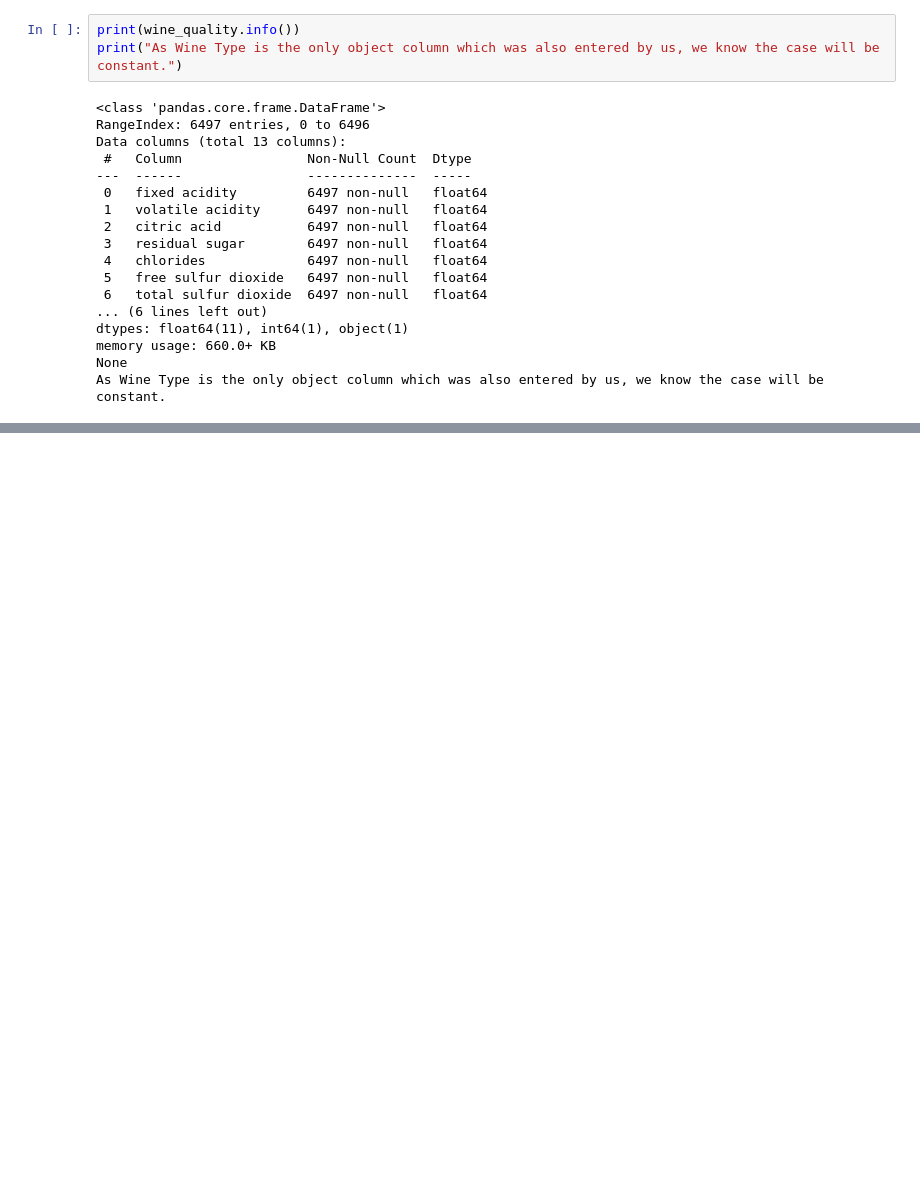
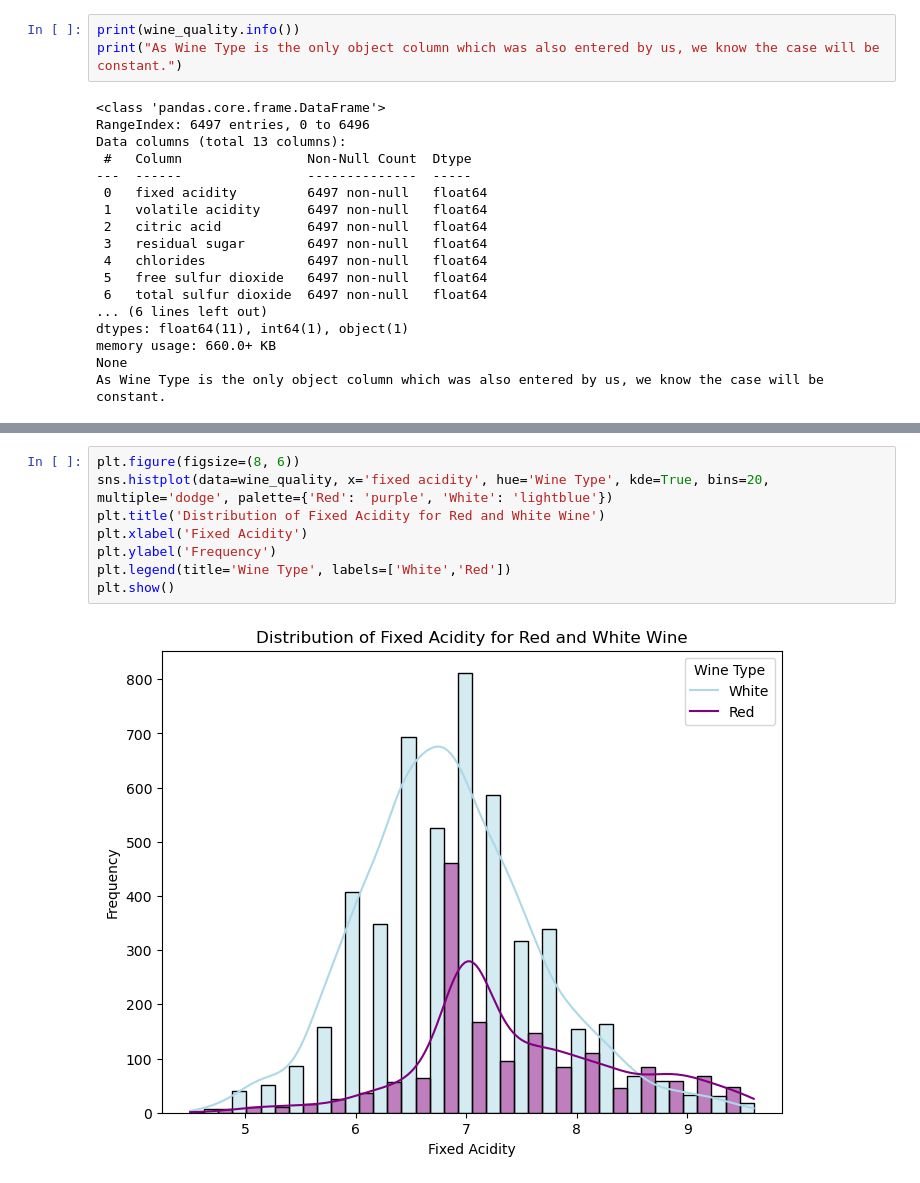
Before and after one commit to MythriShivakumar/A1_ML, a Jupyter notebook: wine_quality.ipynb, the cells around one changed output, grey strips where cells are left out. Drawn from its saved outputs; the diff is of its cells as text; blank space fills up the shorter version.

```diff
--- a/wine_quality.ipynb
+++ b/wine_quality.ipynb
@@ -87,0 +131,10 @@ Since the dataset will be reduced by more than 1600 values, we replace the outli
+# %%
+plt.figure(figsize=(8, 6))
+sns.histplot(data=wine_quality, x='fixed acidity', hue='Wine Type', kde=True, bins=20, multiple='dodge', palette={'Red': 'purple', 'White': 'lightblue'})
+plt.title('Distribution of Fixed Acidity for Red and White Wine')
+plt.xlabel('Fixed Acidity')
+plt.ylabel('Frequency')
+plt.legend(title='Wine Type', labels=['White','Red'])
+plt.show()
+# %% [output]
+[figure, added]
```
Also changed, not shown: parts of 9 cells of this notebook.
